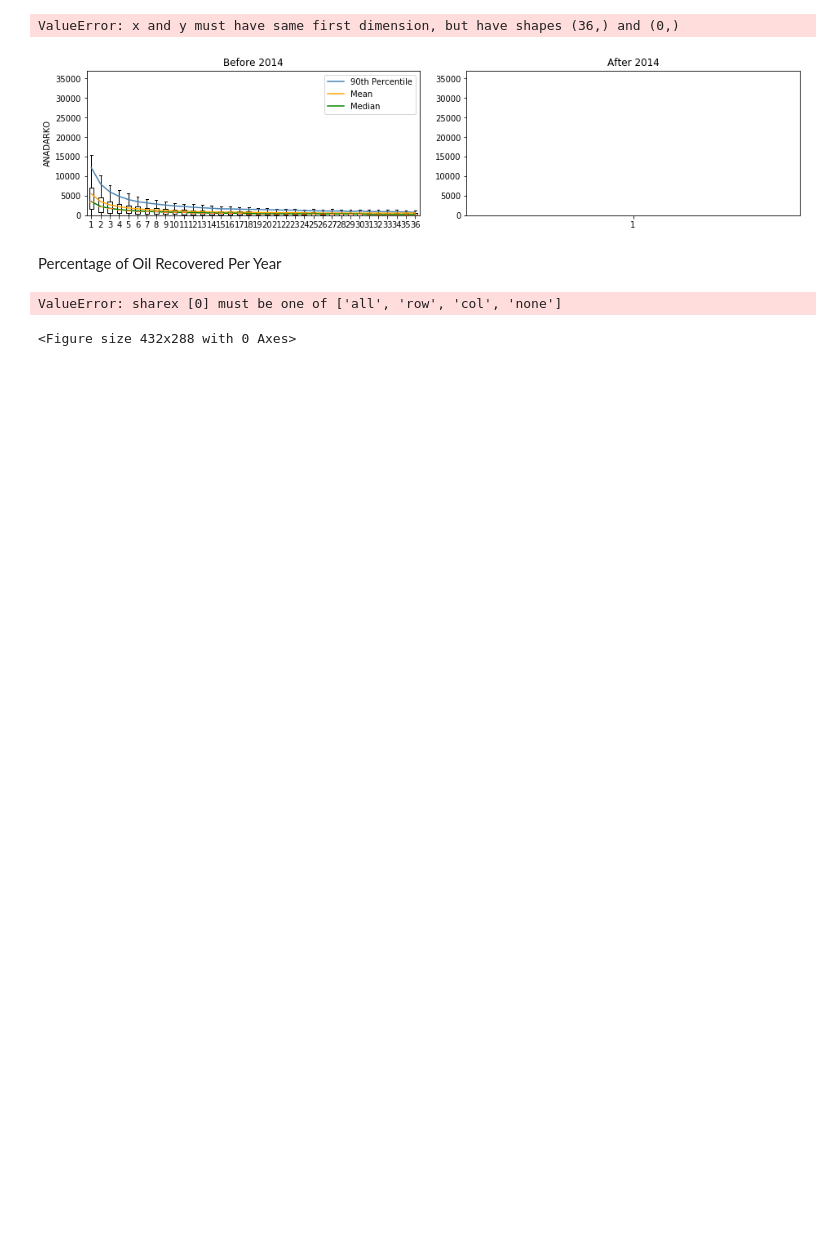
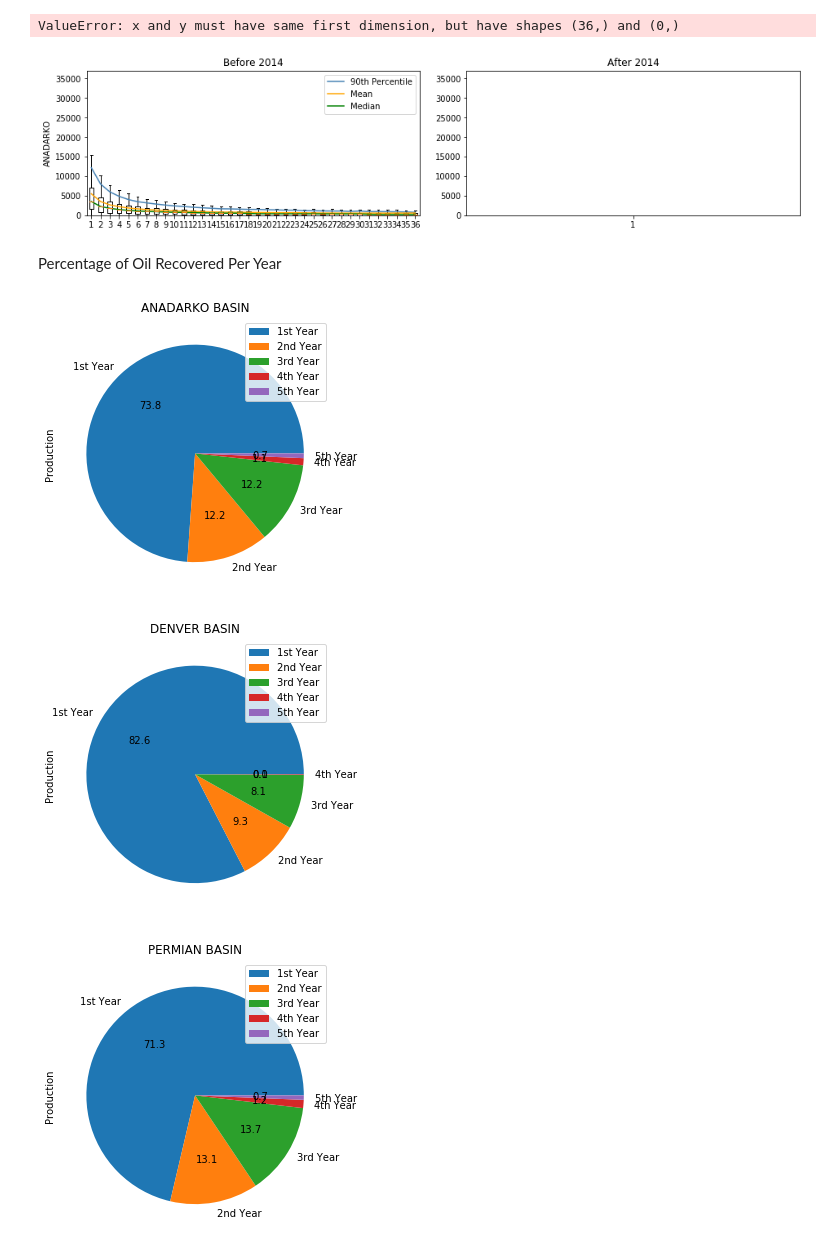
Before and after one commit to mekladious/applied-data-science, a Jupyter notebook: data_stats.ipynb, the cells around one changed output. Saved outputs shown, nothing was run; the diff lists cells and outputs as text; code cells hidden in the pictures; blank space fills up the shorter version.

Commit message:
Adjusting subplots

```diff
--- a/data_stats.ipynb
+++ b/data_stats.ipynb
@@ -83,20 +83,21 @@ df_basins_prod.to_csv("./data/allbasins1.csv")
 # %%
 for basin in basin_names:
     df_basin = df_basins_prod.loc[df_basins_prod['BasinName']== basin]
     #df_basin = df_basin.reset_index(inplace=True)
     #df_basin = df_basin.set_index('MonthIdx', inplace=True)
-    df_basin_fil = df_basin['MonthIdx'].between( 1,60, inclusive = True)
     cumProd =  df_basin.loc[df_basin['MonthIdx'].between( 1,60, inclusive = True)]['Liquid'].sum()
     year1   = (df_basin.loc[df_basin['MonthIdx'].between( 1,12, inclusive = True)]['Liquid'].sum())/cumProd
     year2   = (df_basin.loc[df_basin['MonthIdx'].between(13,24, inclusive = True)]['Liquid'].sum())/cumProd
     year3   = (df_basin.loc[df_basin['MonthIdx'].between(15,36, inclusive = True)]['Liquid'].sum())/cumProd
     year4   = (df_basin.loc[df_basin['MonthIdx'].between(37,48, inclusive = True)]['Liquid'].sum())/cumProd
     year5   = (df_basin.loc[df_basin['MonthIdx'].between(49,60, inclusive = True)]['Liquid'].sum())/cumProd
-    fig1, ax1 = plt.subplots(2,2,basin_names.index(basin))
-    ax1.pie([year1,year2, year3, year4, year5], labels=['1st year','2nd year', '3rd year', '4th year', '5th year'], autopct='%1.1f%%',
-        shadow=True, startangle=90)
-    ax1.axis('equal')  # Equal aspect ratio ensures that pie is drawn as a circle.
+    df_to_plot = pd.DataFrame({'Production': [year1, year2, year3, year4, year5]},
+                               index= ['1st Year', '2nd Year', '3rd Year', '4th Year', '5th Year']
+                 )
+    df_to_plot.plot.pie(y='Production', figsize=(5, 5), autopct='%.1f')
+    plt.title(basin)
     plt.show()
 # %% [output]
-ValueError: sharex [0] must be one of ['all', 'row', 'col', 'none']
-<Figure size 432x288 with 0 Axes>
+[figure, added]
+[figure, added]
+[figure, added]
```
Also changed, not shown: parts of 1 cell of this notebook.
